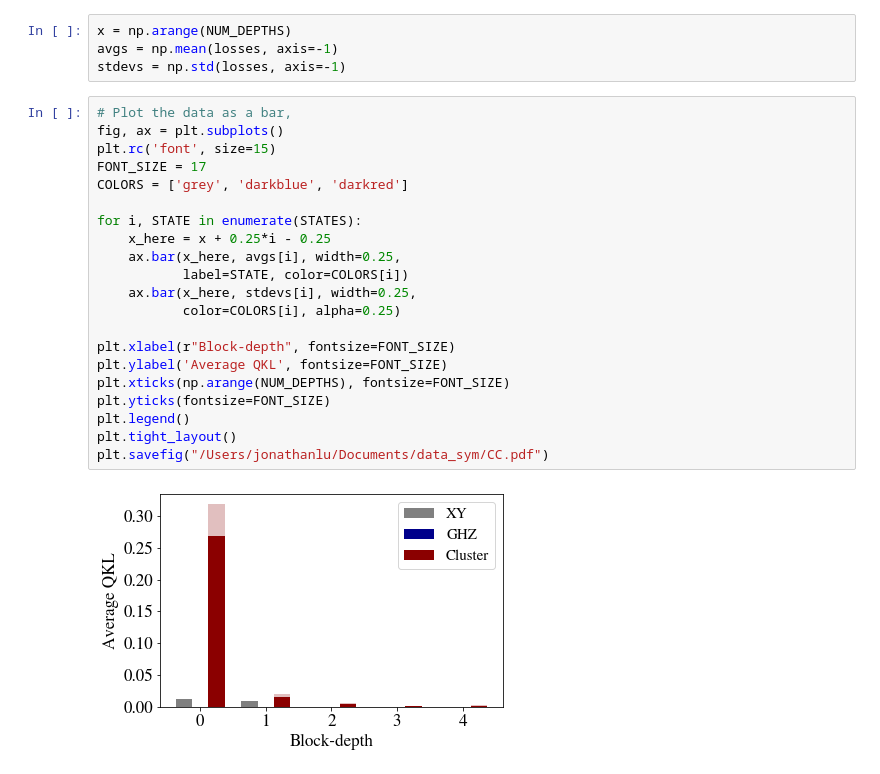
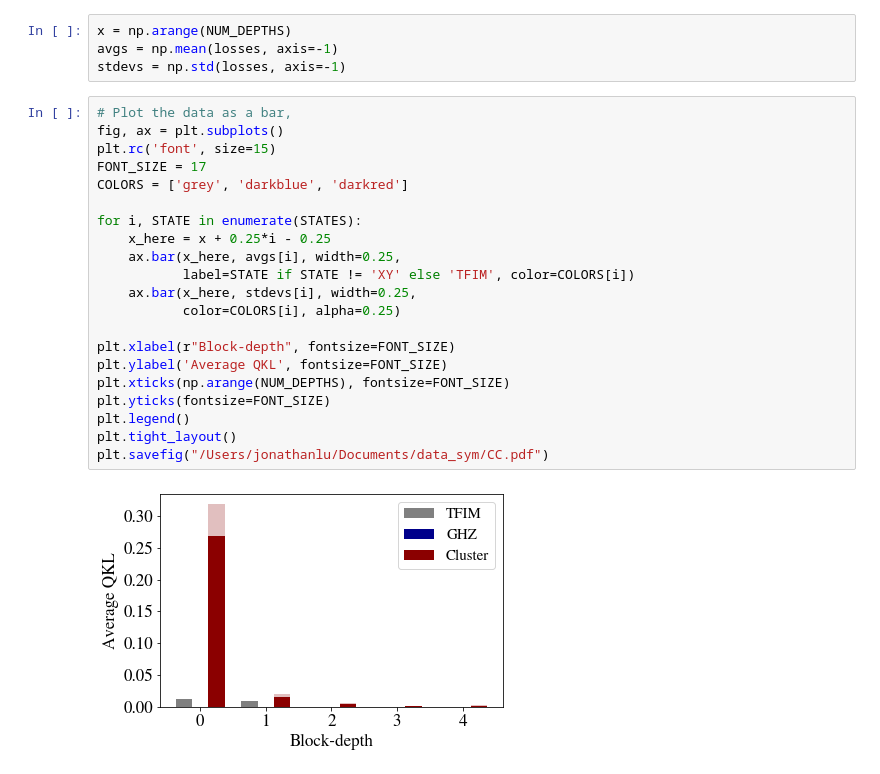
Before and after one commit to jz-lu/symmetry-learning, a Jupyter notebook: Analyzers/CC.ipynb, the cells around one changed output. Cells and saved outputs as stored; diff of their text form.

```diff
--- a/Analyzers/CC.ipynb
+++ b/Analyzers/CC.ipynb
@@ -39,23 +39,23 @@ stdevs = np.std(losses, axis=-1)
 # %%
 # Plot the data as a bar,
 fig, ax = plt.subplots()
 plt.rc('font', size=15)
 FONT_SIZE = 17
 COLORS = ['grey', 'darkblue', 'darkred']
 
 for i, STATE in enumerate(STATES):
     x_here = x + 0.25*i - 0.25
     ax.bar(x_here, avgs[i], width=0.25,
-           label=STATE, color=COLORS[i])
+           label=STATE if STATE != 'XY' else 'TFIM', color=COLORS[i])
     ax.bar(x_here, stdevs[i], width=0.25,
            color=COLORS[i], alpha=0.25)
 
 plt.xlabel(r"Block-depth", fontsize=FONT_SIZE)
 plt.ylabel('Average QKL', fontsize=FONT_SIZE)
 plt.xticks(np.arange(NUM_DEPTHS), fontsize=FONT_SIZE)
 plt.yticks(fontsize=FONT_SIZE)
 plt.legend()
 plt.tight_layout()
 plt.savefig("/Users/jonathanlu/Documents/data_sym/CC.pdf")
 # %% [output]
-[figure, old version]
+[figure, new version]
```
Also changed, not shown: 13 other files.
